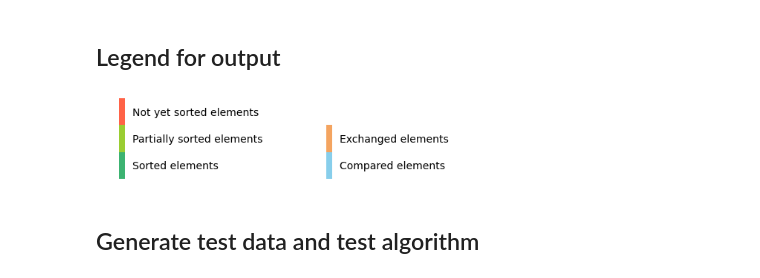
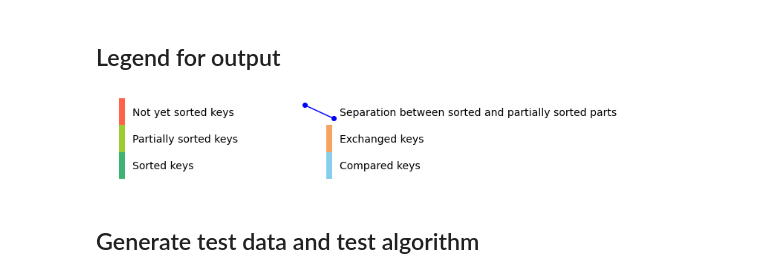
Before and after one commit to JensLiebehenschel/AlgDat, a Jupyter notebook: Heapsort/HeapsortVisualization.ipynb, the cells around one changed output. Drawn from its saved outputs; the diff is of its cells as text; code cells hidden in the pictures.

```diff
--- a/Heapsort/HeapsortVisualization.ipynb
+++ b/Heapsort/HeapsortVisualization.ipynb
@@ -59,7 +63,7 @@ COL_SORTED = 'mediumseagreen'
 COL_PART_SORTED = 'yellowgreen'
 COL_UNSORTED = 'tomato'
 COL_COMPARISON = 'skyblue'
-COL_ASSIGNMENT = 'sandybrown'
+COL_EXCHANGE = 'sandybrown'
 COL_SEP_GRAPH = 'bo-' # includes also style
 COL_HORIZ_LINES = 'lightgray'
 COL_BOLD_HORIZ_LINE = 'k'
@@ -180,20 +184,23 @@ ARRAY_SIZE = 10
 # %% [markdown]
 ## Legend for output
 # %%
-COLORS = [[COL_SORTED,"Sorted elements"], [COL_PART_SORTED,"Partially sorted elements"], [COL_UNSORTED,"Not yet sorted elements"],
-          [COL_COMPARISON,"Compared elements"], [COL_ASSIGNMENT,"Exchanged elements"]]
+COLORS = [[COL_SORTED,"Sorted keys"], [COL_PART_SORTED,"Partially sorted keys"], [COL_UNSORTED,"Not yet sorted keys"],
+          [COL_COMPARISON,"Compared keys"], [COL_EXCHANGE,"Exchanged keys"],
+          [COL_SEP_GRAPH,"Separation between sorted and partially sorted parts"]]
 plt.figure(figsize=(15, 2))
 plt.axis([0, 30, 0, 3])
 plt.axis('off')
 for i in range(3):
     plot_interval(1, [i+OFFSET,i+OFFSET], COLORS[i][0])
     plt.text(1+OFFSET, i+OFFSET, COLORS[i][1], verticalalignment='center_baseline', horizontalalignment='left', fontsize=14)
 for i in range(2):
     plot_interval(11, [i+OFFSET,i+OFFSET], COLORS[i+3][0])
     plt.text(11+OFFSET, i+OFFSET, COLORS[i+3][1], verticalalignment='center_baseline', horizontalalignment='left', fontsize=14)
+plt.plot([9.8,11.2], [2.75,2.25], COLORS[5][0])
+plt.text(11+OFFSET, 2+OFFSET, COLORS[5][1], verticalalignment='center_baseline', horizontalalignment='left', fontsize=14)
 plt.show()
 # %% [output]
-[figure, old version]
+[figure, new version]
 # %% [markdown]
 ## Generate test data and test algorithm
 # %%
```
Also changed, not shown: parts of 12 cells of this notebook, 26 other files.
